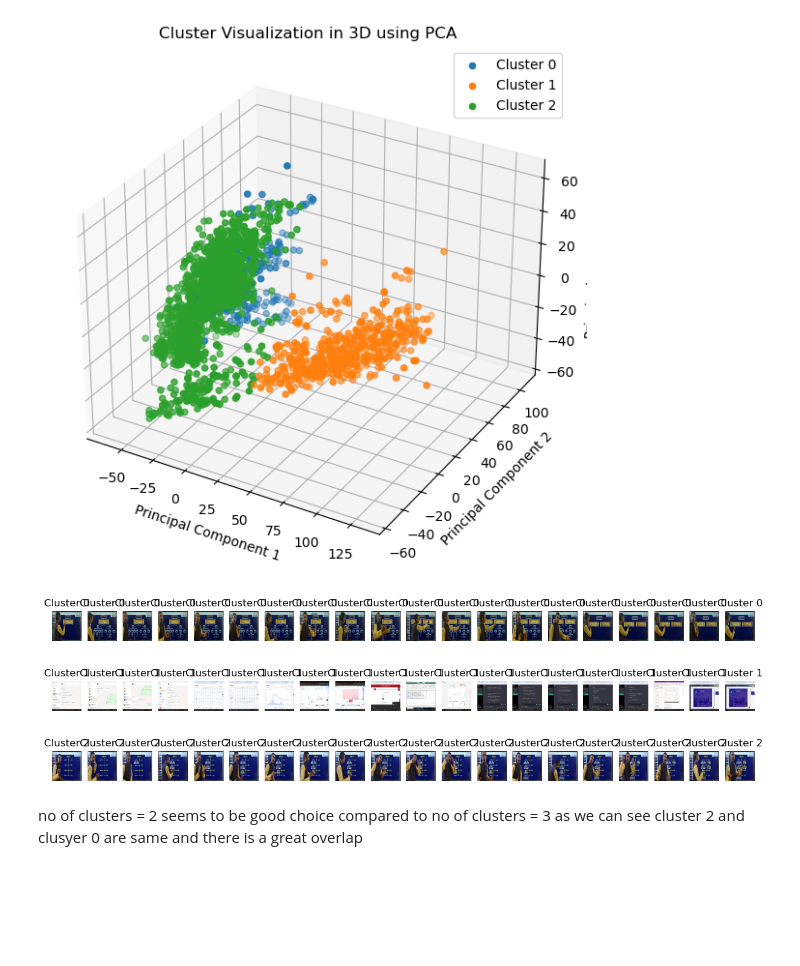
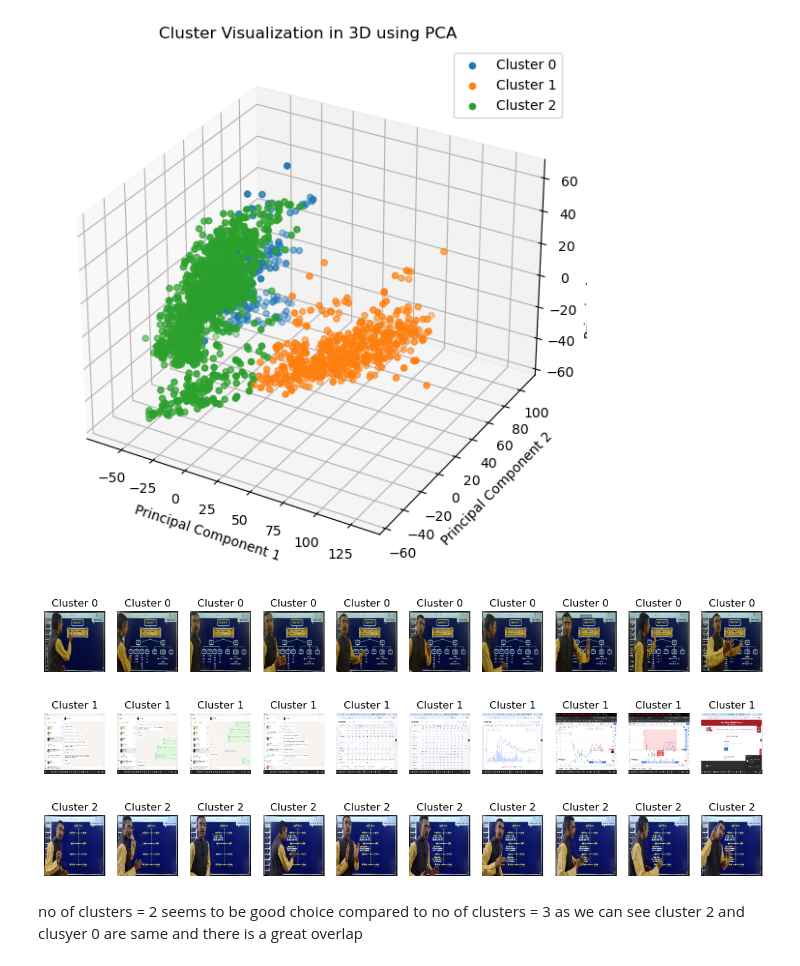
Before and after one commit to kanukolluGVT/Gallery_image_segmentation, a Jupyter notebook: move_images.ipynb, the cells around one changed output. Cells and saved outputs as stored; diff of their text form; code cells hidden in the pictures; blank space fills up the shorter version.

```diff
--- a/move_images.ipynb
+++ b/move_images.ipynb
@@ -185,7 +183,7 @@ plt.show()
 # %%
 
 
-samples_per_cluster = 20
+samples_per_cluster = 10
 for cluster in range(n_clusters):
     cluster_indices = [i for i, label in enumerate(labels) if label == cluster]
     plt.figure(figsize=(15, 5))
@@ -286,21 +287,21 @@ plt.show()
 # %%
 import matplotlib.pyplot as plt
 
-samples_per_cluster = 20
+samples_per_cluster = 10
 for cluster in range(n_clusters_):
     cluster_indices = [i for i, label in enumerate(labels_) if label == cluster]
     plt.figure(figsize=(15, 5))
     for i, index in enumerate(cluster_indices[:samples_per_cluster]):
         sample_image_path = image_paths[index]
         sample_image = image.load_img(sample_image_path, target_size=(224, 224))
         plt.subplot(1, samples_per_cluster, i + 1)
         plt.imshow(sample_image)
         plt.title(f"Cluster {cluster}")
         plt.axis("off")
 # %% [output]
-[figure, old version]
+[figure, new version]
-[figure, old version]
+[figure, new version]
-[figure, old version]
+[figure, new version]
 # %% [markdown]
 no of clusters = 2 seems to be good choice compared to no of clusters = 3 as we can see cluster 2 and clusyer 0 are same and there is a great overlap
 # %%
```
Also changed, not shown: parts of 5 cells of this notebook.
